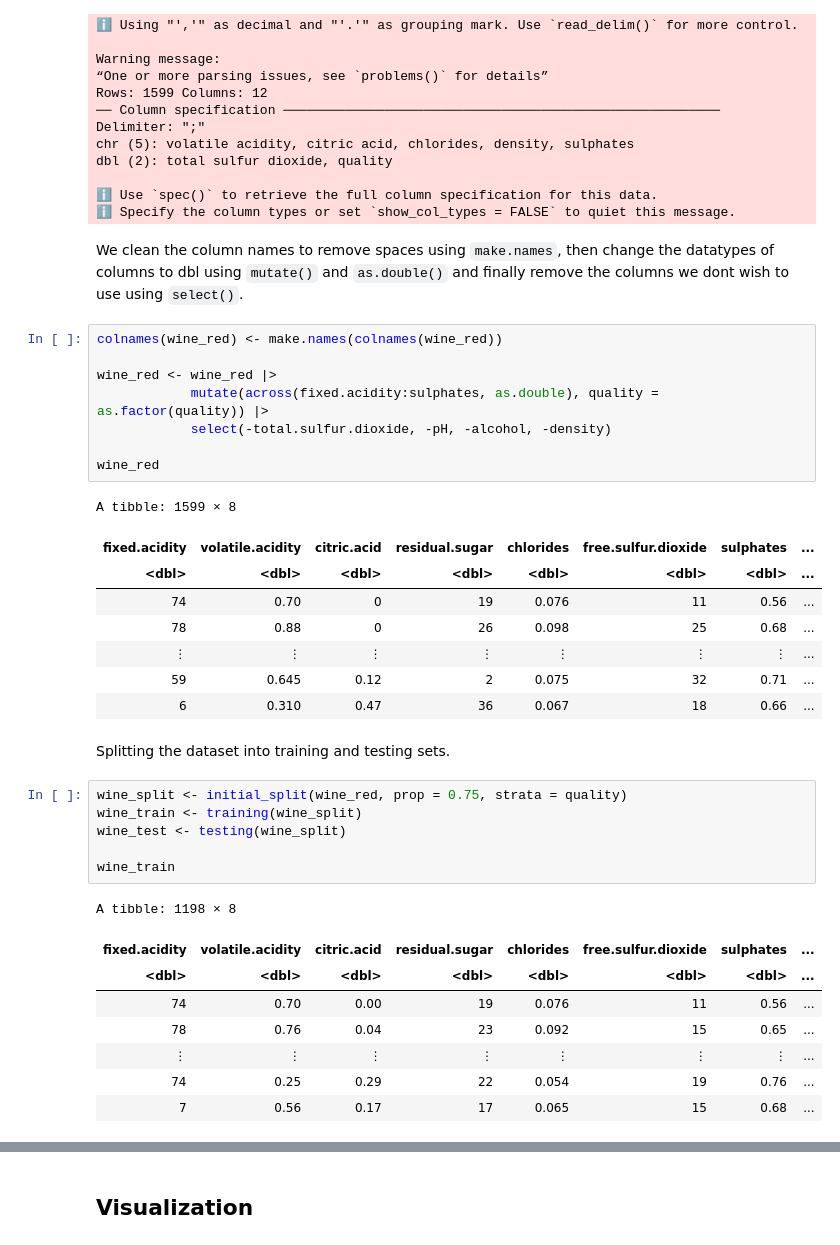
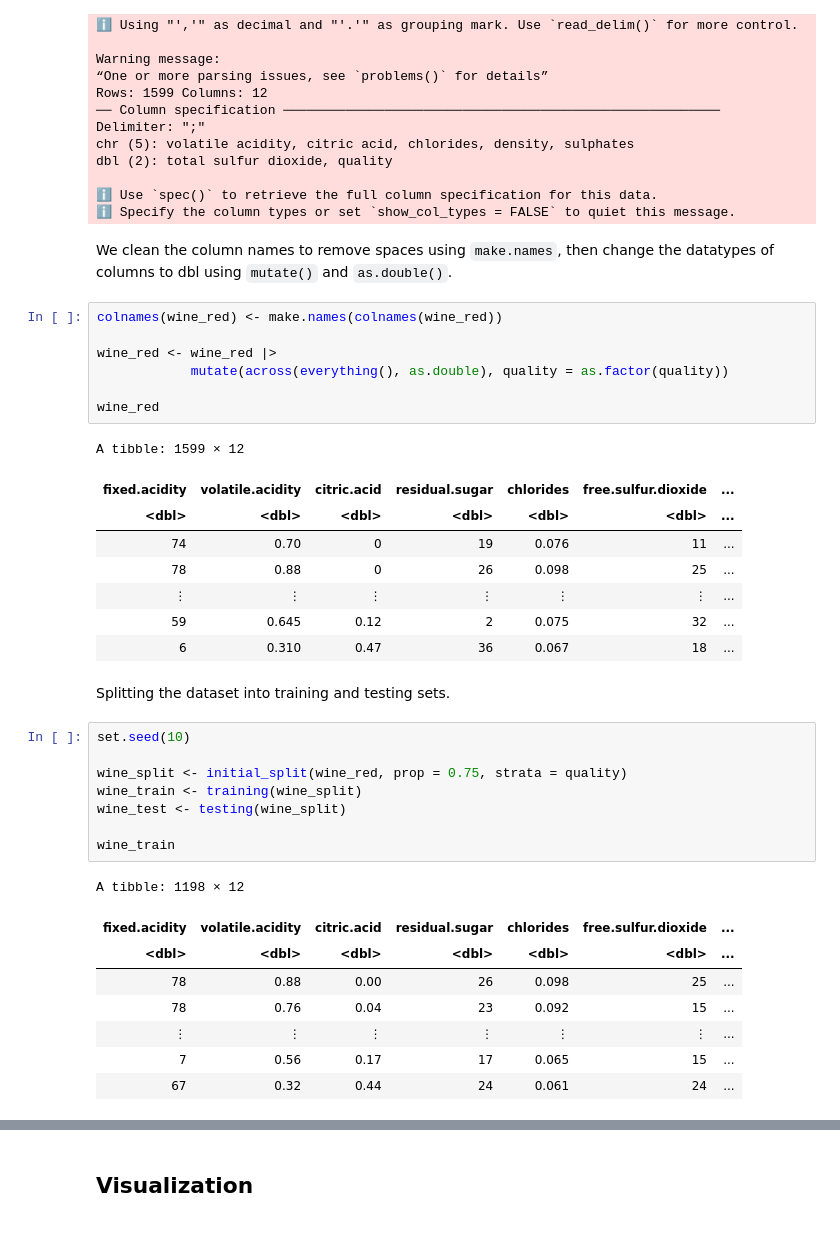
Before and after one commit to s4yuj/KNN-Wine-Quality-Predictor, a Jupyter notebook: project_report.ipynb, the cells around one changed output, grey strips where cells are left out. Drawn from its saved outputs; the diff is of its cells as text.

```diff
--- a/project_report.ipynb
+++ b/project_report.ipynb
@@ -60,39 +43,40 @@ dbl (2): total sulfur dioxide, quality
 ℹ Use `spec()` to retrieve the full column specification for this data.
 ℹ Specify the column types or set `show_col_types = FALSE` to quiet this message.
 # %% [markdown]
-We clean the column names to remove spaces using `make.names`, then change the datatypes of columns to dbl using `mutate()` and `as.double()` and finally remove the columns we dont wish to use using `select()`.
+We clean the column names to remove spaces using `make.names`, then change the datatypes of columns to dbl using `mutate()` and `as.double()`.
 # %%
 colnames(wine_red) <- make.names(colnames(wine_red))
 
 wine_red <- wine_red |>
-            mutate(across(fixed.acidity:sulphates, as.double), quality = as.factor(quality)) |>
-            select(-total.sulfur.dioxide, -pH, -alcohol, -density)
+            mutate(across(everything(), as.double), quality = as.factor(quality))
 
 wine_red
 # %% [output]
-A tibble: 1599 × 8
+A tibble: 1599 × 12
-| fixed.acidity | volatile.acidity | citric.acid | residual.sugar | chlorides | free.sulfur.dioxide | sulphates | ... |
-| <dbl> | <dbl> | <dbl> | <dbl> | <dbl> | <dbl> | <dbl> | ... |
-| 74 | 0.70 | 0 | 19 | 0.076 | 11 | 0.56 | ... |
-| 78 | 0.88 | 0 | 26 | 0.098 | 25 | 0.68 | ... |
-| ⋮ | ⋮ | ⋮ | ⋮ | ⋮ | ⋮ | ⋮ | ... |
-| 59 | 0.645 | 0.12 | 2 | 0.075 | 32 | 0.71 | ... |
-| 6 | 0.310 | 0.47 | 36 | 0.067 | 18 | 0.66 | ... |
+| fixed.acidity | volatile.acidity | citric.acid | residual.sugar | chlorides | free.sulfur.dioxide | ... |
+| <dbl> | <dbl> | <dbl> | <dbl> | <dbl> | <dbl> | ... |
+| 74 | 0.70 | 0 | 19 | 0.076 | 11 | ... |
+| 78 | 0.88 | 0 | 26 | 0.098 | 25 | ... |
+| ⋮ | ⋮ | ⋮ | ⋮ | ⋮ | ⋮ | ... |
+| 59 | 0.645 | 0.12 | 2 | 0.075 | 32 | ... |
+| 6 | 0.310 | 0.47 | 36 | 0.067 | 18 | ... |
 # %% [markdown]
 Splitting the dataset into training and testing sets.
 # %%
+set.seed(10)
+
 wine_split <- initial_split(wine_red, prop = 0.75, strata = quality)
 wine_train <- training(wine_split)
 wine_test <- testing(wine_split)
 
 wine_train
 # %% [output]
-A tibble: 1198 × 8
+A tibble: 1198 × 12
-| fixed.acidity | volatile.acidity | citric.acid | residual.sugar | chlorides | free.sulfur.dioxide | sulphates | ... |
-| <dbl> | <dbl> | <dbl> | <dbl> | <dbl> | <dbl> | <dbl> | ... |
-| 74 | 0.70 | 0.00 | 19 | 0.076 | 11 | 0.56 | ... |
-| 78 | 0.76 | 0.04 | 23 | 0.092 | 15 | 0.65 | ... |
-| ⋮ | ⋮ | ⋮ | ⋮ | ⋮ | ⋮ | ⋮ | ... |
-| 74 | 0.25 | 0.29 | 22 | 0.054 | 19 | 0.76 | ... |
-| 7 | 0.56 | 0.17 | 17 | 0.065 | 15 | 0.68 | ... |
+| fixed.acidity | volatile.acidity | citric.acid | residual.sugar | chlorides | free.sulfur.dioxide | ... |
+| <dbl> | <dbl> | <dbl> | <dbl> | <dbl> | <dbl> | ... |
+| 78 | 0.88 | 0.00 | 26 | 0.098 | 25 | ... |
+| 78 | 0.76 | 0.04 | 23 | 0.092 | 15 | ... |
+| ⋮ | ⋮ | ⋮ | ⋮ | ⋮ | ⋮ | ... |
+| 7 | 0.56 | 0.17 | 17 | 0.065 | 15 | ... |
+| 67 | 0.32 | 0.44 | 24 | 0.061 | 24 | ... |
 # %% [markdown]
```
Also changed, not shown: parts of 45 cells of this notebook.
